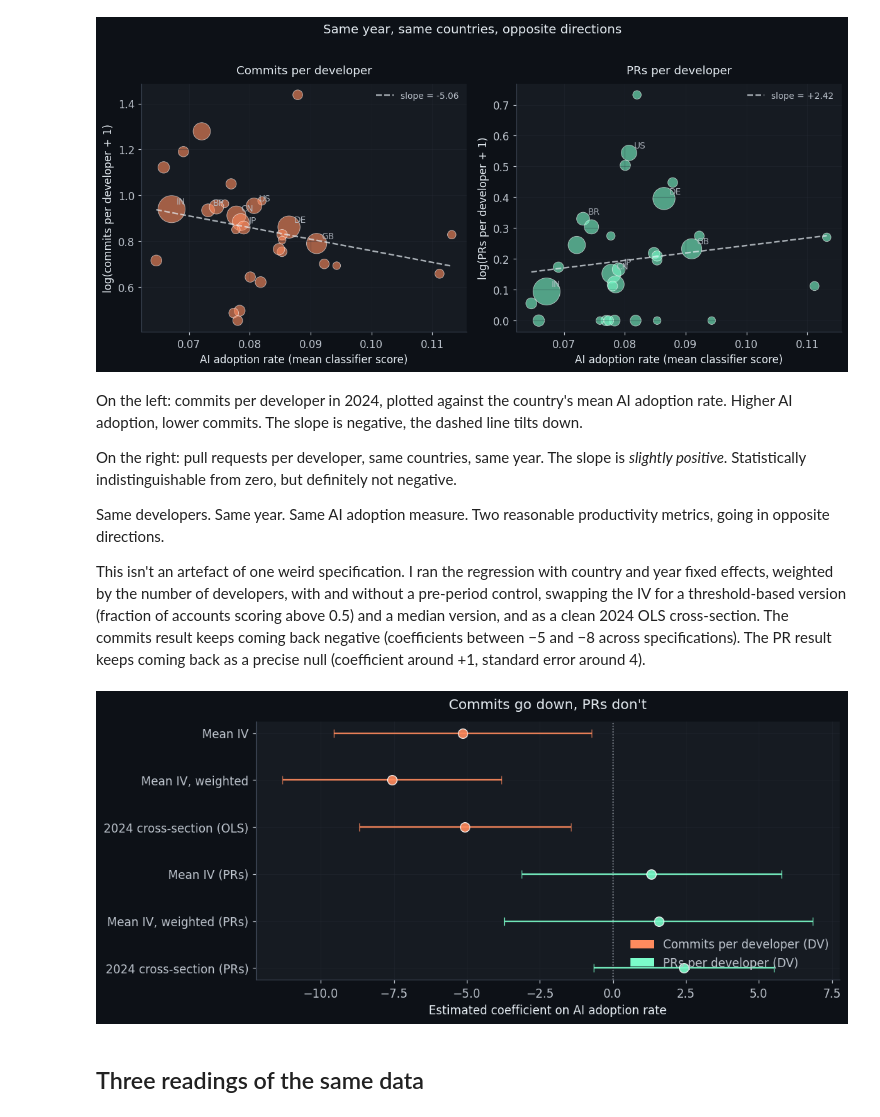
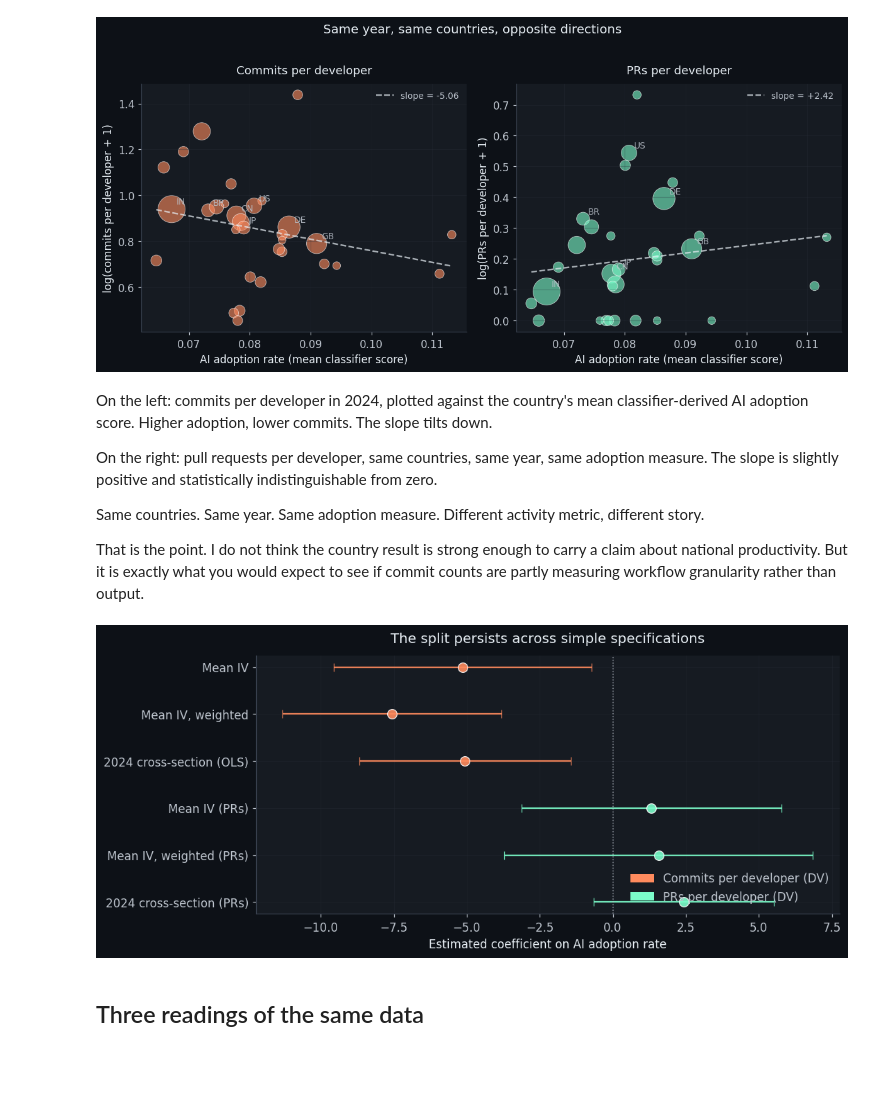
Before and after one commit to AndreasThinks/AndreasThinks.me, a Jupyter notebook: posts/ai-tools-and-the-shape-of-commits/index.ipynb, the cells around one changed output. Saved outputs shown, nothing was run; the diff lists cells and outputs as text; code cells hidden in the pictures; blank space fills up the shorter version.

Commit message:
Refocus AI commit-shape draft on behaviour

```diff
--- a/posts/ai-tools-and-the-shape-of-commits/index.ipynb
+++ b/posts/ai-tools-and-the-shape-of-commits/index.ipynb
@@ -126,0 +123,37 @@ Loaded 4,824 scored accounts across 46 countries
+# %%
+# | echo: false
+# | classes: dark-plot
+# | fig-cap: "Account-level before/after behaviour. Confirmed AI adopters shift toward more intense coding sessions: commits per active week rises and inter-commit time falls. Controls do not show the same pattern."
+
+behaviour_specs = [
+    ("Commits per active week", "pre_mean_commits_per_active_week", "post_mean_commits_per_active_week", "Higher = more intense active sessions"),
+    ("Inter-commit hours", "pre_mean_inter_commit_hours", "post_mean_inter_commit_hours", "Lower = shorter gaps between commits"),
+]
+
+fig, axes = plt.subplots(1, 2, figsize=(11, 4.7))
+x = np.array([0, 1])
+labels = ["Pre", "Post"]
+
+for ax, (title, pre_col, post_col, subtitle) in zip(axes, behaviour_specs):
+    ai_vals = [ai_accounts[pre_col].mean(), ai_accounts[post_col].mean()]
+    ctrl_vals = [ctrl_accounts[pre_col].mean(), ctrl_accounts[post_col].mean()]
+
+    ax.plot(x, ai_vals, marker='o', color=ACCENT, linewidth=2.8, markersize=8, label='AI adopters')
+    ax.plot(x, ctrl_vals, marker='o', color=NEUTRAL, linewidth=2.2, markersize=8, label='Controls')
+
+    for vals, color in [(ai_vals, ACCENT), (ctrl_vals, NEUTRAL)]:
+        for xi, yi in zip(x, vals):
+            ax.text(xi, yi, f" {yi:.1f}", va='center', ha='left', color=color, fontsize=9)
+
+    ax.set_xticks(x)
+    ax.set_xticklabels(labels)
+    ax.set_title(title, color='#e6edf3', pad=8, fontsize=12)
+    ax.set_xlabel(subtitle)
+    ax.margins(x=0.18, y=0.20)
+
+axes[0].set_ylabel("Mean value")
+axes[0].legend(loc='best', labelcolor='#bdc4cd')
+plt.suptitle("Confirmed AI adopters change how they commit", color='#e6edf3', y=1.04, fontsize=14)
+plt.tight_layout()
+plt.savefig("figures/account_behaviour_shift.png", bbox_inches='tight', facecolor='#0d1117')
+plt.show()
@@ -211,28 +233,17 @@ plt.show()
 # %% [output]
 [figure]
 # %% [markdown]
-On the left: commits per developer in 2024, plotted against the country's mean AI
-adoption rate. Higher AI adoption, lower commits. The slope is negative, the dashed
-line tilts down.
+On the left: commits per developer in 2024, plotted against the country's mean classifier-derived AI adoption score. Higher adoption, lower commits. The slope tilts down.
 
-On the right: pull requests per developer, same countries, same year. The slope
-is *slightly positive*. Statistically indistinguishable from zero, but definitely
-not negative.
+On the right: pull requests per developer, same countries, same year, same adoption measure. The slope is slightly positive and statistically indistinguishable from zero.
 
-Same developers. Same year. Same AI adoption measure. Two reasonable productivity
-metrics, going in opposite directions.
+Same countries. Same year. Same adoption measure. Different activity metric, different story.
 
-This isn't an artefact of one weird specification. I ran the regression with
-country and year fixed effects, weighted by the number of developers, with and
-without a pre-period control, swapping the IV for a threshold-based version
-(fraction of accounts scoring above 0.5) and a median version, and as a clean
-2024 OLS cross-section. The commits result keeps coming back negative
-(coefficients between −5 and −8 across specifications). The PR result keeps
-coming back as a precise null (coefficient around +1, standard error around 4).
+That is the point. I do not think the country result is strong enough to carry a claim about national productivity. But it is exactly what you would expect to see if commit counts are partly measuring workflow granularity rather than output.
 # %%
 # | echo: false
 # | classes: dark-plot
-# | fig-cap: "Coefficient on the country-level AI adoption rate across specifications. Whiskers are ±1 SE. The vertical line at zero separates negative from positive estimates. Note that the commits estimates are clustered on the negative side, the PR estimates straddle zero."
+# | fig-cap: "Coefficient on the country-level AI adoption rate across illustrative specifications. Whiskers are ±1 SE. Commits estimates cluster on the negative side; PR estimates straddle zero."
 
 specs_list = [
     # (label, dv, formula, weighted)
@@ -263,35 +274,35 @@ for label, dv, formula, weighted in specs_list:
 fig, ax = plt.subplots(figsize=(10, 4.5))
 y_positions = list(range(len(results)))
 labels = [r[0] for r in results]
 coefs  = [r[2] for r in results]
 ses    = [r[3] for r in results]
 colors = [ACCENT2 if r[1]=="log_commits" else ACCENT for r in results]
 
 for y, c, s, col in zip(y_positions, coefs, ses, colors):
     ax.errorbar(c, y, xerr=s, fmt='o', color=col, capsize=4,
                 markersize=9, markeredgecolor='white', markeredgewidth=0.8,
                 elinewidth=1.5, alpha=0.9)
 
 ax.axvline(0, color='#bdc4cd', linewidth=1, linestyle=':', alpha=0.7)
 ax.set_yticks(y_positions)
 ax.set_yticklabels(labels)
 ax.set_xlabel("Estimated coefficient on AI adoption rate")
 ax.invert_yaxis()
-ax.set_title("Commits go down, PRs don't", color='#e6edf3', pad=12, fontsize=13)
+ax.set_title("The split persists across simple specifications", color='#e6edf3', pad=12, fontsize=13)
 
 # Legend swatches
 from matplotlib.patches import Patch
 legend_handles = [
     Patch(facecolor=ACCENT2, label='Commits per developer (DV)'),
     Patch(facecolor=ACCENT,  label='PRs per developer (DV)'),
 ]
 ax.legend(handles=legend_handles, loc='lower right', labelcolor='#bdc4cd')
 
 plt.tight_layout()
 plt.savefig("figures/coefficient_plot.png", bbox_inches='tight', facecolor='#0d1117')
 plt.show()
 # %% [output]
-[figure, old version]
+[figure, new version]
 # %% [markdown]
 ## Three readings of the same data
 # %% [markdown]
```
Also changed, not shown: parts of 14 cells of this notebook, 2 other files.
